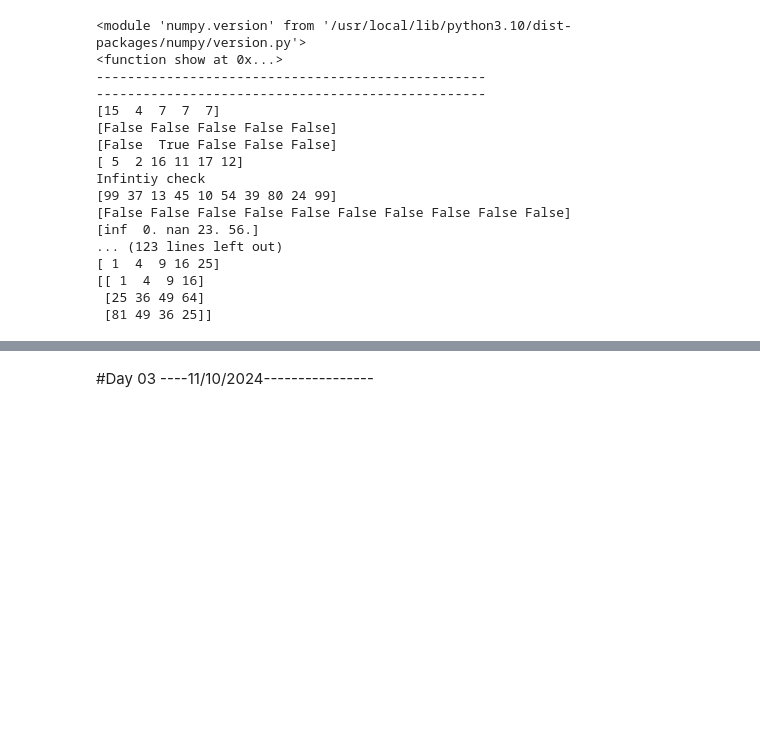
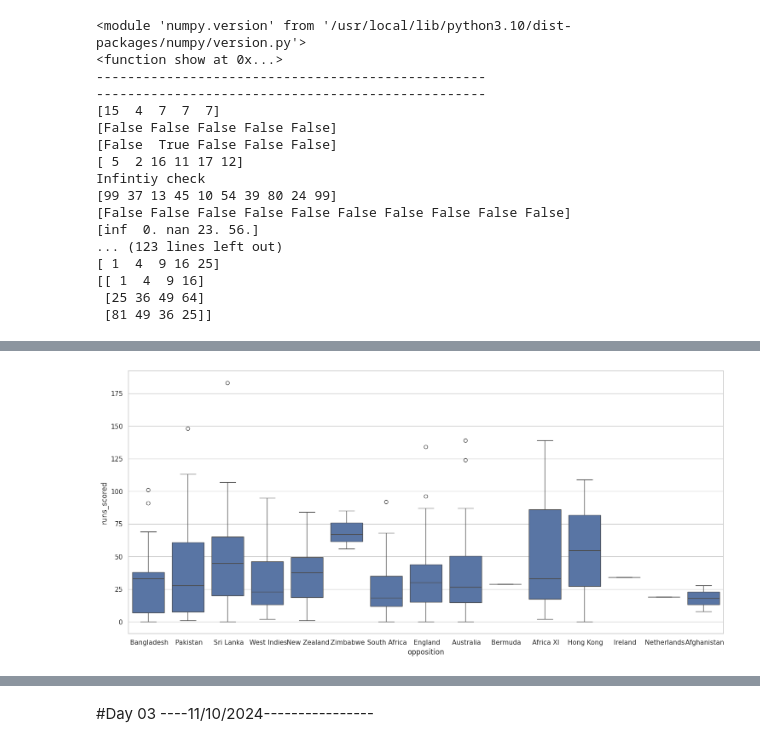
Before and after one commit to abhishekmali9191/Data-Analytics-, a Jupyter notebook: DataAnalytics.ipynb, the cells around one changed output, grey strips where cells are left out. Cells and saved outputs as stored; diff of their text form; code cells hidden in the pictures; blank space fills up the shorter version.

```diff
--- a/DataAnalytics.ipynb
+++ b/DataAnalytics.ipynb
@@ -624,0 +625,8 @@ Name: runs_scored, dtype: int64
+# %%
+#Box Plot of runs against various opposition
+import seaborn as sns
+plt.figure(figsize=(18,8))
+sns.boxplot(x = 'opposition', y = 'runs_scored', data = df_new)
+plt.show()
+# %% [output]
+[figure, added]
```
Also changed, not shown: parts of 16 cells of this notebook.
